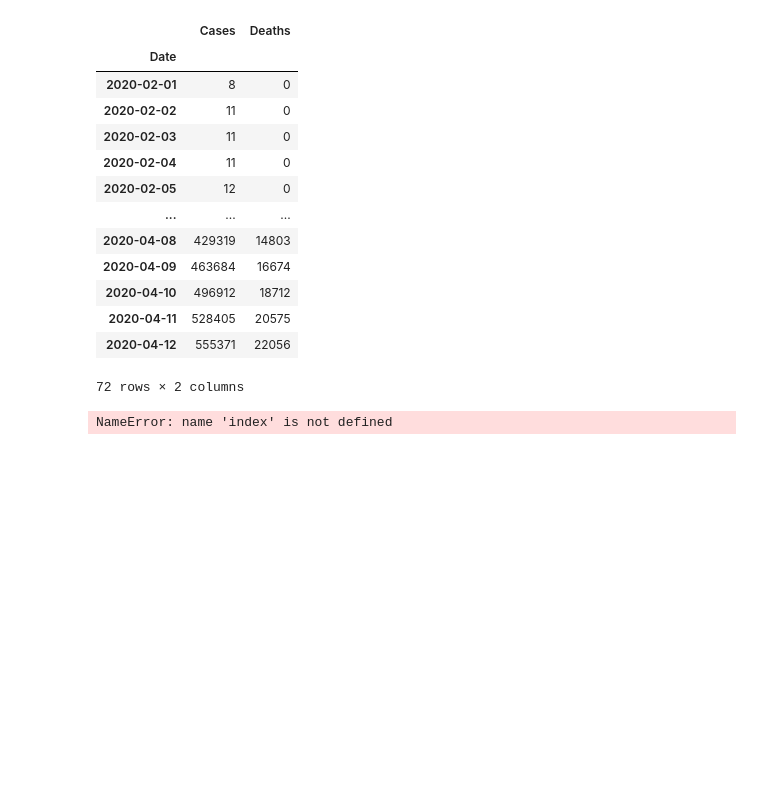
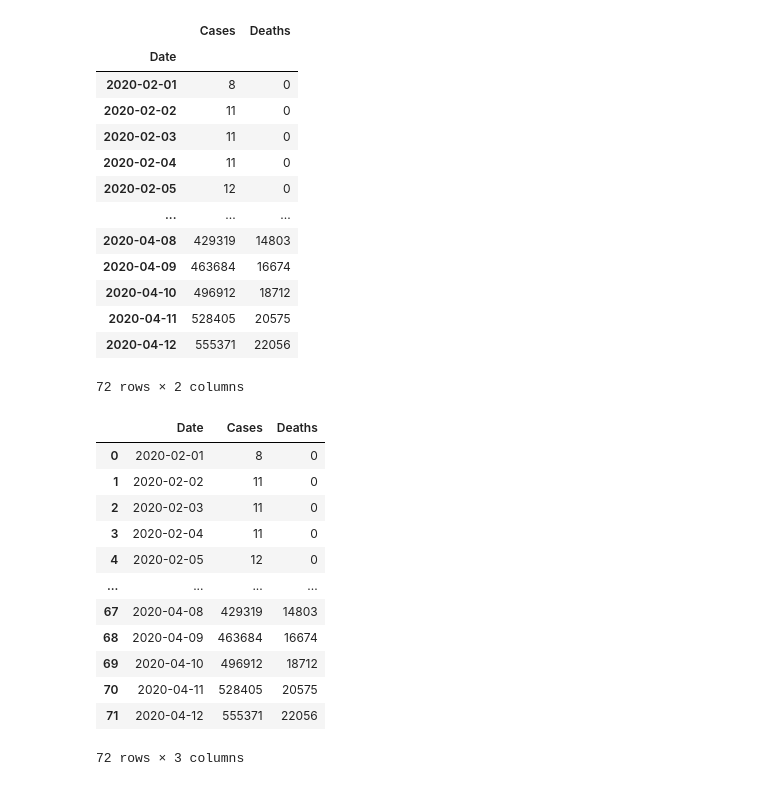
Before and after one commit to NachoKingP/Project1-2020, a Jupyter notebook: unemployment-development.ipynb, the cells around one changed output. Drawn from its saved outputs; the diff is of its cells as text; code cells hidden in the pictures; blank space fills up the shorter version.

```diff
--- a/unemployment-development.ipynb
+++ b/unemployment-development.ipynb
@@ -97,7 +95,3 @@ cv19_datesums_df
 | 2020-04-11 | 528405 | 20575 |
 | 2020-04-12 | 555371 | 22056 |
 72 rows × 2 columns
-# %%
-cv19_datesums_df[index].values()
-# %% [output]
-NameError: name 'index' is not defined
@@ -109,0 +98,18 @@ deaths, = plt.plot(time, speed_launch, color="red", label="Deaths")
+# %%
+#Move Date data from index to column for plotting
+cv19_date_df = cv19_datesums_df.reset_index()
+cv19_date_df
+# %% [output]
+|  | Date | Cases | Deaths |
+| 0 | 2020-02-01 | 8 | 0 |
+| 1 | 2020-02-02 | 11 | 0 |
+| 2 | 2020-02-03 | 11 | 0 |
+| 3 | 2020-02-04 | 11 | 0 |
+| 4 | 2020-02-05 | 12 | 0 |
+| ... | ... | ... | ... |
+| 67 | 2020-04-08 | 429319 | 14803 |
+| 68 | 2020-04-09 | 463684 | 16674 |
+| 69 | 2020-04-10 | 496912 | 18712 |
+| 70 | 2020-04-11 | 528405 | 20575 |
+| 71 | 2020-04-12 | 555371 | 22056 |
+72 rows × 3 columns
```
Also changed, not shown: parts of 6 cells of this notebook, 2 other files.
